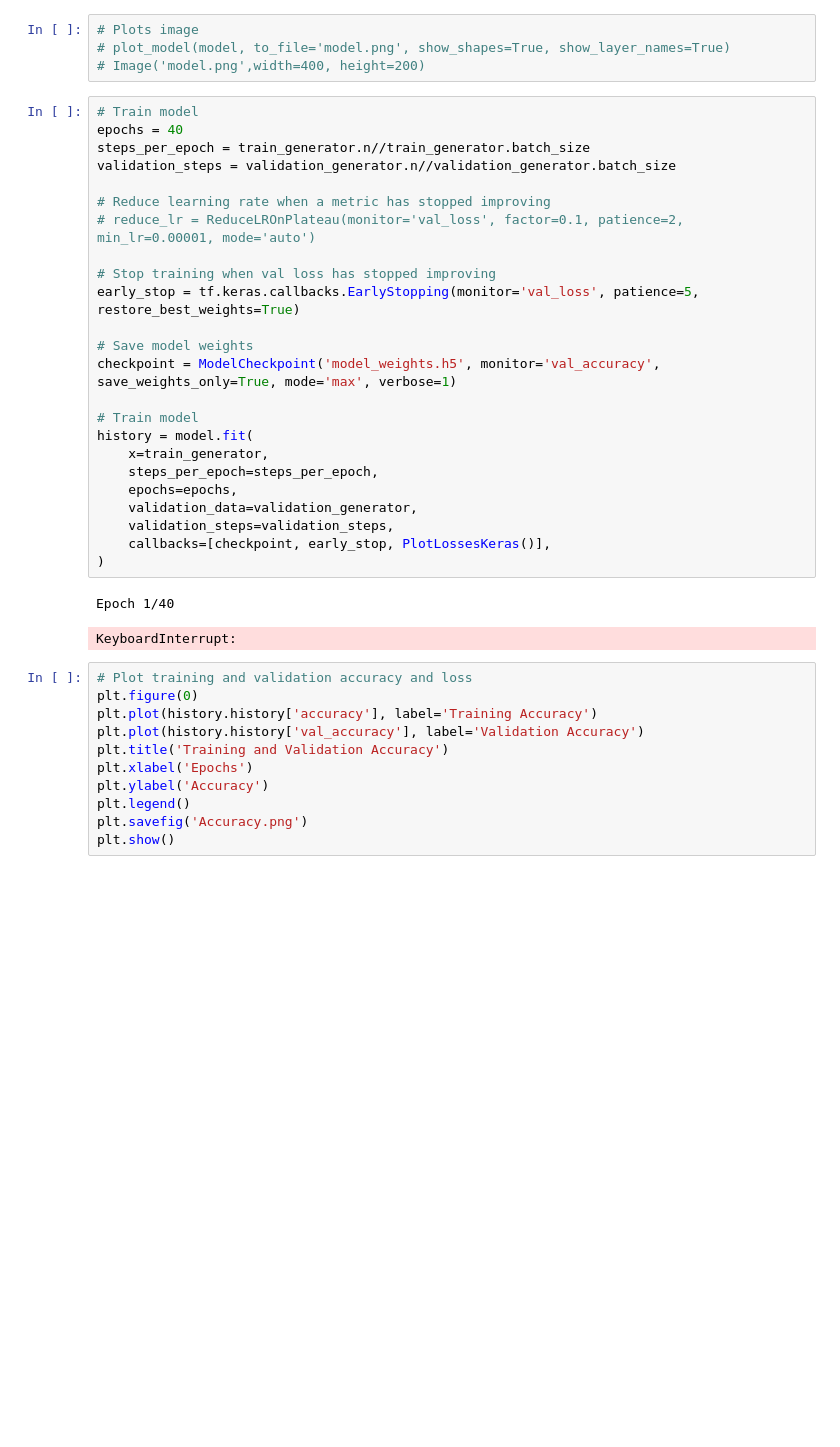
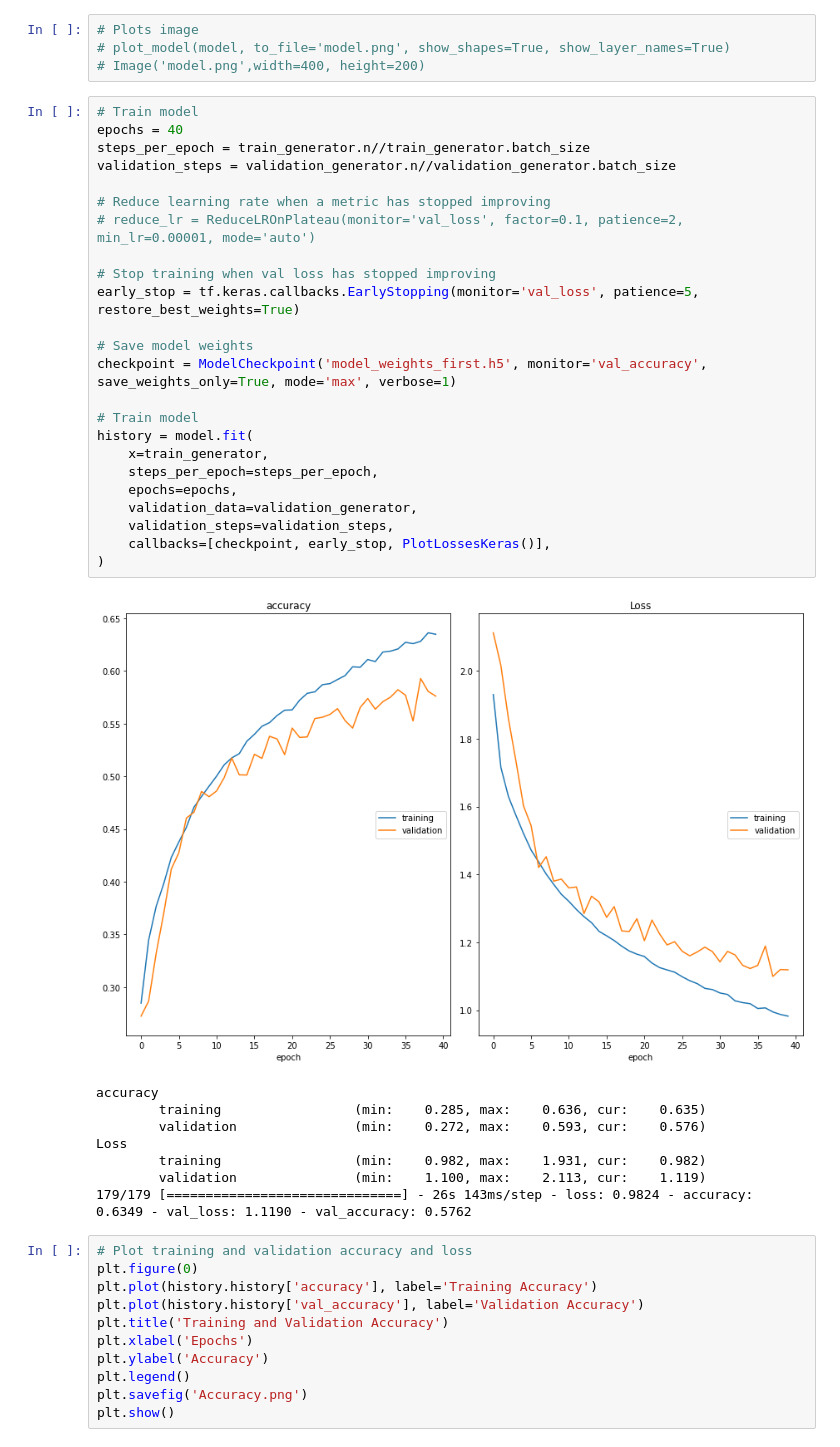
Before and after one commit to DreamyMemories/Facial-Expression-Recognition, a Jupyter notebook: main.ipynb, the cells around one changed output. Saved outputs shown, nothing was run; the diff lists cells and outputs as text; blank space fills up the shorter version.

```diff
--- a/main.ipynb
+++ b/main.ipynb
@@ -125,30 +126,36 @@ _________________________________________________________________
 # %%
 # Train model
 epochs = 40
 steps_per_epoch = train_generator.n//train_generator.batch_size
 validation_steps = validation_generator.n//validation_generator.batch_size
 
 # Reduce learning rate when a metric has stopped improving
 # reduce_lr = ReduceLROnPlateau(monitor='val_loss', factor=0.1, patience=2, min_lr=0.00001, mode='auto')
 
 # Stop training when val loss has stopped improving
 early_stop = tf.keras.callbacks.EarlyStopping(monitor='val_loss', patience=5, restore_best_weights=True)
 
 # Save model weights
-checkpoint = ModelCheckpoint('model_weights.h5', monitor='val_accuracy', save_weights_only=True, mode='max', verbose=1)
+checkpoint = ModelCheckpoint('model_weights_first.h5', monitor='val_accuracy', save_weights_only=True, mode='max', verbose=1)
 
 # Train model
 history = model.fit(
     x=train_generator,
     steps_per_epoch=steps_per_epoch,
     epochs=epochs,
     validation_data=validation_generator,
     validation_steps=validation_steps,
     callbacks=[checkpoint, early_stop, PlotLossesKeras()],
 )
 # %% [output]
+[figure, added]
-Epoch 1/40
+accuracy
+        training                 (min:    0.285, max:    0.636, cur:    0.635)
+        validation               (min:    0.272, max:    0.593, cur:    0.576)
+Loss
+        training                 (min:    0.982, max:    1.931, cur:    0.982)
+        validation               (min:    1.100, max:    2.113, cur:    1.119)
+179/179 [==============================] - 26s 143ms/step - loss: 0.9824 - accuracy: 0.6349 - val_loss: 1.1190 - val_accuracy: 0.5762
-KeyboardInterrupt:
 # %%
 # Plot training and validation accuracy and loss
 plt.figure(0)
```
Also changed, not shown: parts of 8 cells of this notebook, 3 other files.
